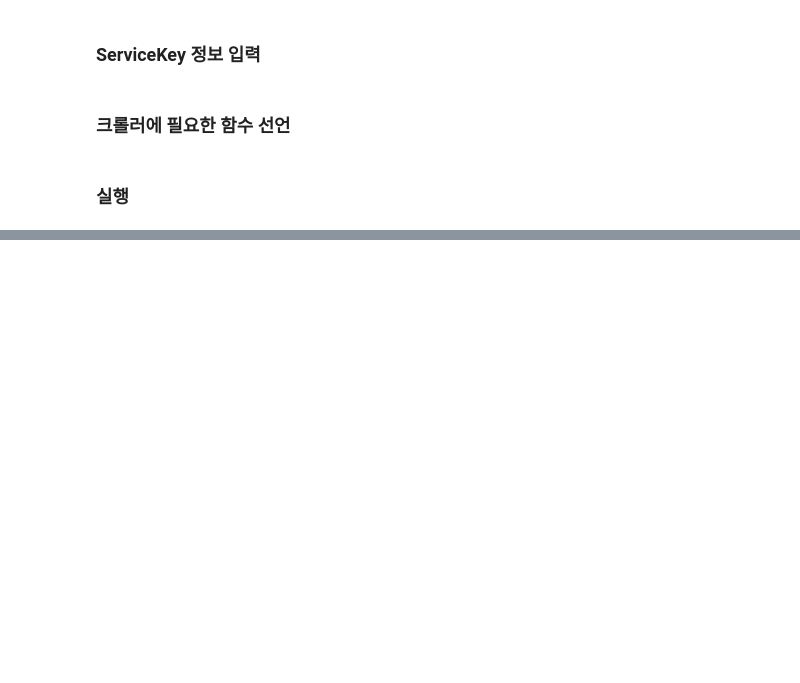
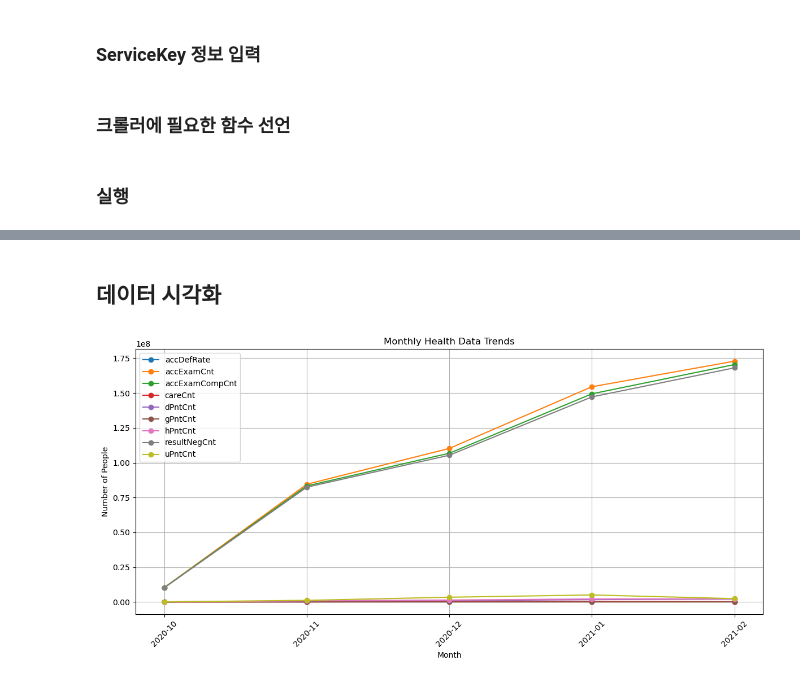
Before and after one commit to Jjiggu/python_crawling, a Jupyter notebook: openapi_covid_test.ipynb, the cells around one changed output, grey strips where cells are left out. Drawn from its saved outputs; the diff is of its cells as text; code cells hidden in the pictures; blank space fills up the shorter version.

```diff
--- a/openapi_covid_test.ipynb
+++ b/openapi_covid_test.ipynb
@@ -316,3 +321,9 @@ Server: NIA API Server
     "totalCount": 1
 }
 ----------------------------------------------------------------------
+# %% [markdown]
+## 데이터 시각화
+# %%
+data_csv = './20201028_20210228.csv'
+# CSV 파일 읽기
+df = pd.read_csv(data_csv)
@@ -318,0 +354,24 @@ Server: NIA API Server
+# %%
+# 월별 데이터로 라인 플롯 그리기
+plt.figure(figsize=(12, 6))
+plt.plot(monthly_data['기준월'].astype(str), monthly_data['누적확진율'], marker='o', label='accDefRate')
+plt.plot(monthly_data['기준월'].astype(str), monthly_data['누적검사수'], marker='o', label='accExamCnt')
+plt.plot(monthly_data['기준월'].astype(str), monthly_data['누적검사완료수'], marker='o', label='accExamCompCnt')
+plt.plot(monthly_data['기준월'].astype(str), monthly_data['치료중환자수'], marker='o', label='careCnt')
+plt.plot(monthly_data['기준월'].astype(str), monthly_data['격리해제수'], marker='o', label='dPntCnt')
+plt.plot(monthly_data['기준월'].astype(str), monthly_data['사망자수'], marker='o', label='gPntCnt')
+plt.plot(monthly_data['기준월'].astype(str), monthly_data['확진자수'], marker='o', label='hPntCnt')
+plt.plot(monthly_data['기준월'].astype(str), monthly_data['결과음성수'], marker='o', label='resultNegCnt')
+plt.plot(monthly_data['기준월'].astype(str), monthly_data['검사중수'], marker='o', label='uPntCnt')
+
+# 그래프 설정
+plt.xlabel('Month')  # X축 레이블
+plt.ylabel('Number of People')  # Y축 레이블
+plt.title('Monthly Health Data Trends')  # 그래프 타이틀
+plt.xticks(rotation=45)  # X축 레이블 회전
+plt.legend()  # 범례
+plt.grid(True)  # 그리드 표시
+plt.tight_layout()  # 레이아웃 조정
+plt.show()  # 그래프 표시
+# %% [output]
+[figure, added]
```
Also changed, not shown: parts of 4 cells of this notebook.
